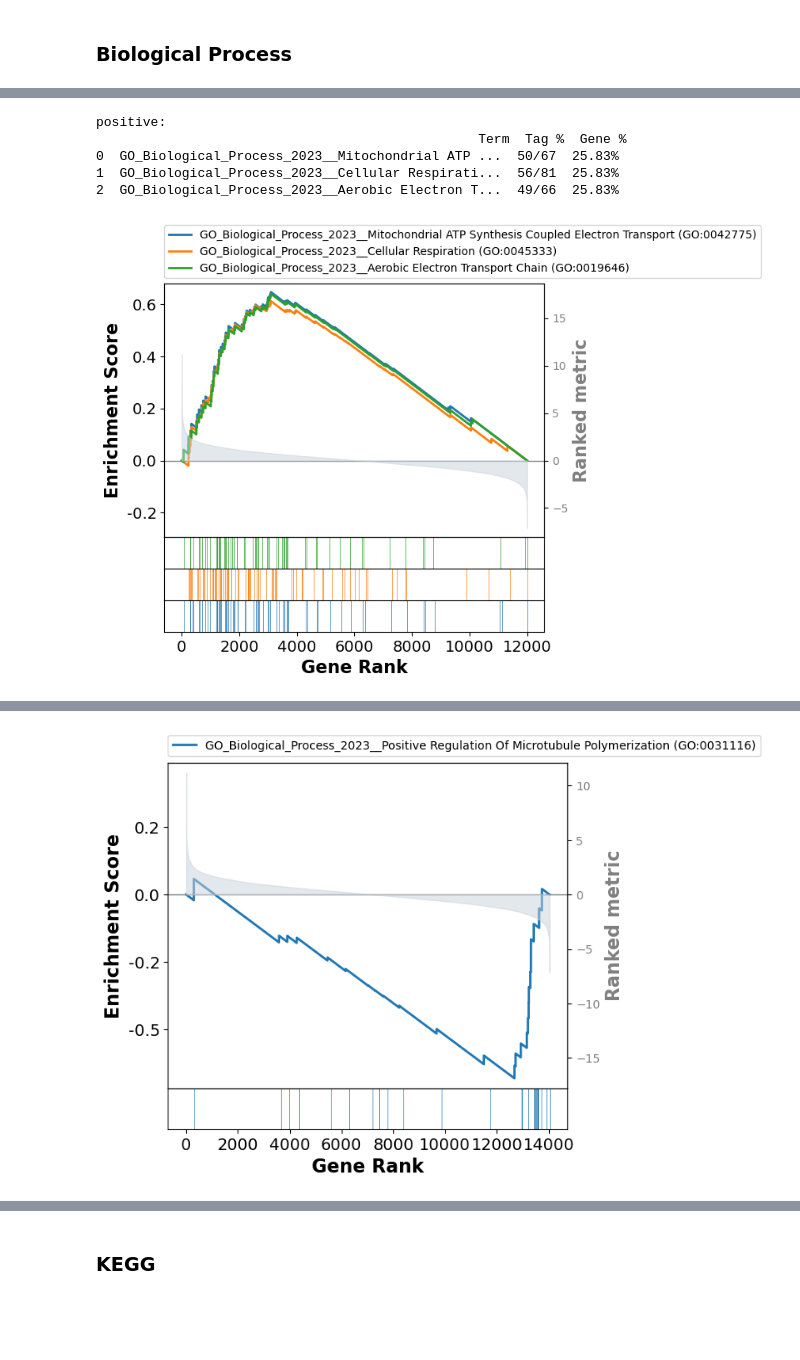
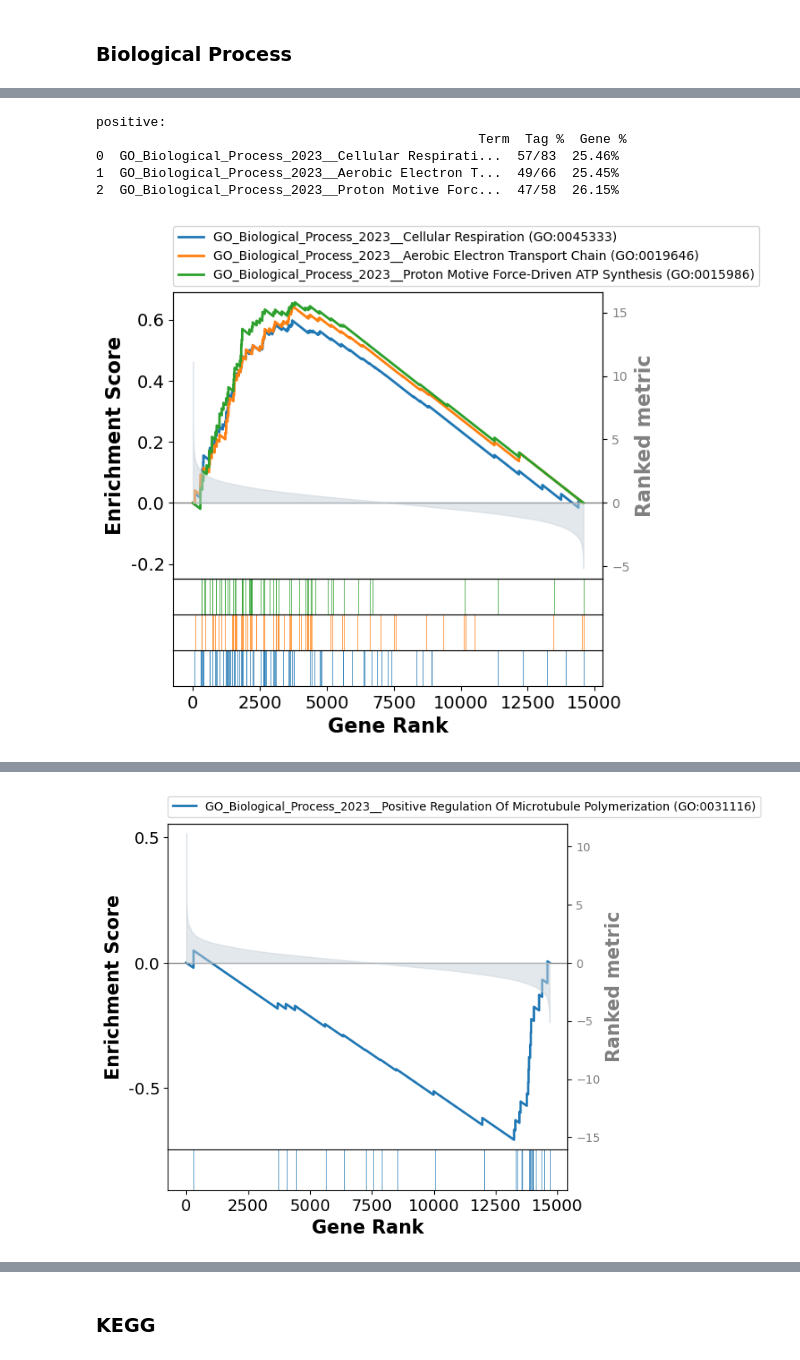
Before and after one commit to Keviosta/Temp_3.2.-.C, a Jupyter notebook: HEK293_GExp and GSEA.ipynb, the cells around one changed output, grey strips where cells are left out. Cells and saved outputs as stored; diff of their text form; code cells hidden in the pictures; blank space fills up the shorter version.

```diff
--- a/HEK293_GExp and GSEA.ipynb
+++ b/HEK293_GExp and GSEA.ipynb
@@ -259,13 +426,13 @@ numpy.savetxt(file_directory+"3) output/neg_stress_granules_genes_HEK293.txt",
               lead_genes_GO_SG.explode(), delimiter="\t", fmt="% s")
 # %%
 # gene set from https://en.wikipedia.org/wiki/Stress_granule
-stress_ganule_wikip = pandas.read_csv(file_directory+'1) input/stressganule_genes_wikip.csv', sep = ',')
+stress_ganule_wikip = pandas.read_csv(file_directory+'1) input/stressganule_genes_wikipedia_list.csv', sep = ',')
 print(len(stress_ganule_wikip))
 # %% [output]
 723
 # %%
 manual_set = {'SG_manual_set (wikipedia)': list(stress_ganule_wikip['Gene ID'])}
-pre_res = gseapy.prerank(rnk = ranking.set_index("Symbol", drop=True),
+pre_res = gseapy.prerank(rnk = ranking.set_index("gene_name", drop=True),
                          gene_sets = manual_set,
                          seed = 6, permutation_num = 100,
                          min_size=5,
@@ -286,7 +453,7 @@ The order of those genes will be arbitrary, which may produce unexpected results
 ### Cellular Componant: P bodies
 # %%
 # GO_cellular component_2023
-pre_res = gseapy.prerank(rnk = ranking.set_index("Symbol", drop=True),
+pre_res = gseapy.prerank(rnk = ranking.set_index("gene_name", drop=True),
                      gene_sets = ['GO_Cellular_Component_2023'],
                      seed = 6, permutation_num = 100)
 
@@ -294,6 +461,7 @@ enrich_results = pre_res.res2d.sort_values("NES", ascending = False)
 terms = enrich_results.Term
 
 P_bodies = terms[terms.str.contains('P-body')].index
+terms[terms.str.contains('P-body')]
 
 #only stress granules
 print('negative: \n', pre_res.res2d.iloc[189,[1,7,8]])
@@ -313,7 +481,7 @@ Name: 189, dtype: object
 ### Molecular Function
 # %%
 # GO_Molecular_Function_2023
-pre_res = gseapy.prerank(rnk = ranking.set_index("Symbol", drop=True),
+pre_res = gseapy.prerank(rnk = ranking.set_index("gene_name", drop=True),
                      gene_sets = ['GO_Molecular_Function_2023'],
                      seed = 6, permutation_num = 100)
 
@@ -343,7 +511,7 @@ nothing interesting in negative
 ### Biological Process
 # %%
 # GO_Biological_Process_2023
-pre_res = gseapy.prerank(rnk = ranking.set_index("Symbol", drop=True),
+pre_res = gseapy.prerank(rnk = ranking.set_index("gene_name", drop=True),
                      gene_sets = ['GO_Biological_Process_2023'],
                      seed = 6, permutation_num = 100)
 
@@ -366,8 +534,8 @@ plt.close()
 The order of those genes will be arbitrary, which may produce unexpected results.
 positive:
                                                  Term  Tag %  Gene %
-0  GO_Biological_Process_2023__Mitochondrial ATP ...  50/67  25.83%
-1  GO_Biological_Process_2023__Cellular Respirati...  56/81  25.83%
-2  GO_Biological_Process_2023__Aerobic Electron T...  49/66  25.83%
+0  GO_Biological_Process_2023__Cellular Respirati...  57/83  25.46%
+1  GO_Biological_Process_2023__Aerobic Electron T...  49/66  25.45%
+2  GO_Biological_Process_2023__Proton Motive Forc...  47/58  26.15%
-[figure, old version]
+[figure, new version]
 positive:
@@ -376 +544 @@ positive:
-[figure, old version]
+[figure, new version]
```
Also changed, not shown: parts of 38 cells of this notebook.
